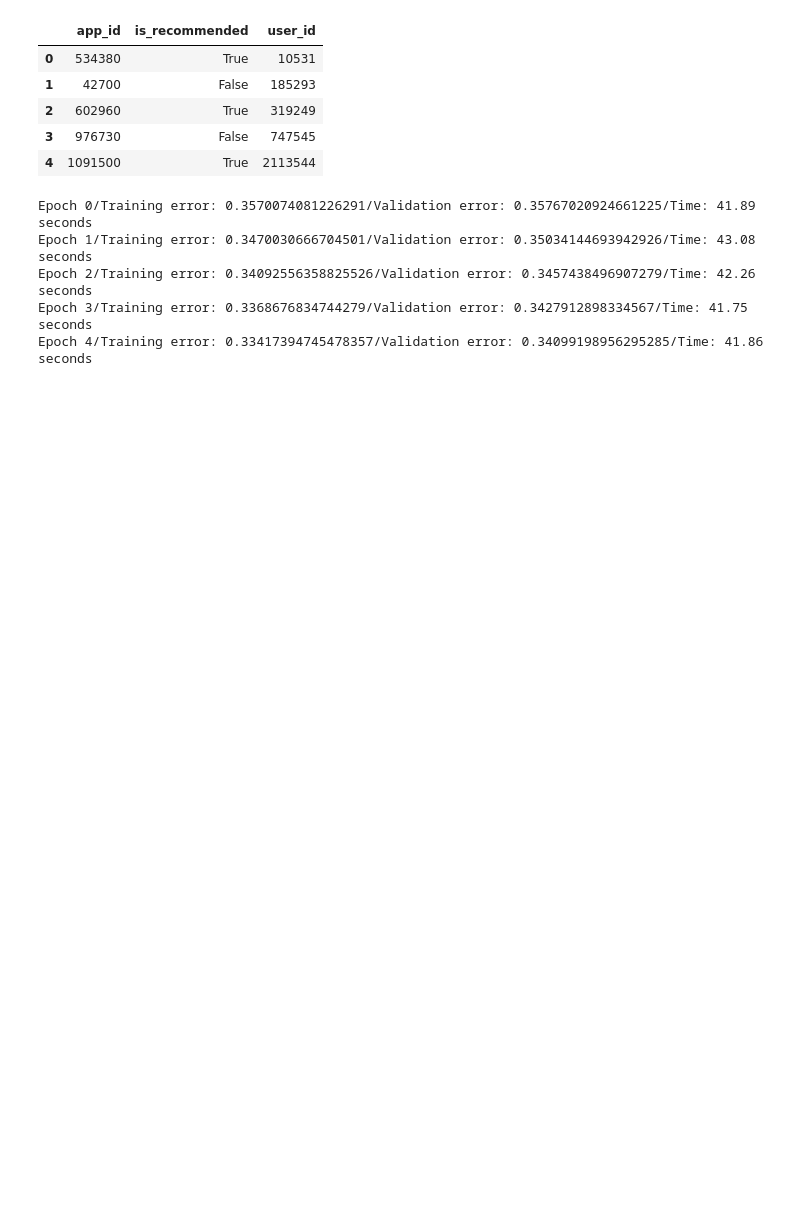
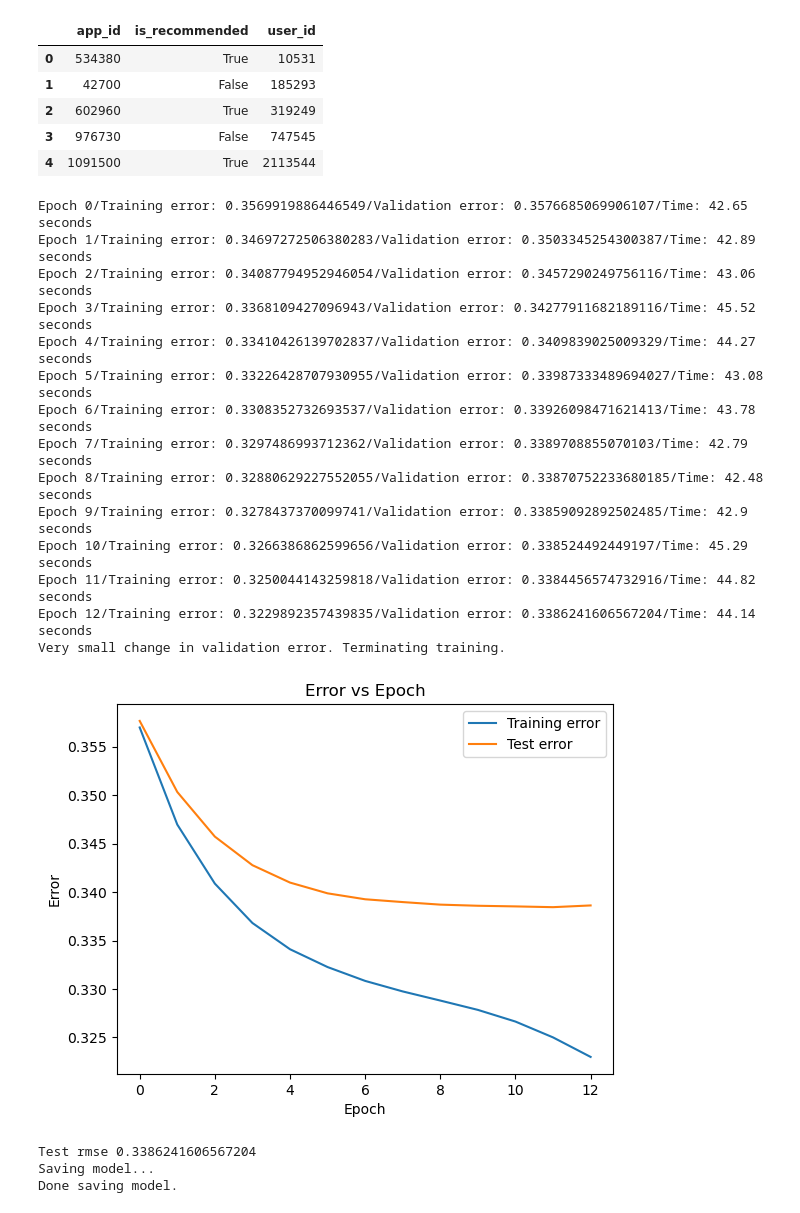
Before and after one commit to MitchellJC/game-rec, a Jupyter notebook: svdtuning.ipynb, the cells around one changed output. Drawn from its saved outputs; the diff is of its cells as text; code cells hidden in the pictures; blank space fills up the shorter version.

```diff
--- a/svdtuning.ipynb
+++ b/svdtuning.ipynb
@@ -45,40 +46,53 @@ random.seed(42)
 np.random.seed(42)
 
 # Fit and predict with svd
-svd_predictor = SVDPredictor(train_data.get_num_users(), train_data.get_num_items(), k=5, epochs=EPOCHS, learning_rate=0.01, C=0.01)
+svd_predictor = SVDPredictor(train_data.get_num_users(), train_data.get_num_items(), k=10, epochs=EPOCHS, learning_rate=0.01, C=0.005)
 svd_predictor.fit(train_data.get_matrix(), validation_set=val)
 
 # Plot error
 errors = svd_predictor.get_train_errors()
 val_errors = svd_predictor.get_val_errors()
-plt.plot(range(EPOCHS), errors, label='Training error')
-plt.plot(range(EPOCHS), val_errors, label='Test error')
+plt.plot(range(len(errors)), errors, label='Training error')
+plt.plot(range(len(val_errors)), val_errors, label='Test error')
 plt.xlabel('Epoch')
 plt.ylabel('Error')
 plt.title('Error vs Epoch')
 plt.legend()
 plt.show()
 
 # Compute rmse
 predictions = svd_predictor.predict([(user, item) for user, item, _ in val])
 predictions = [prediction + (val[i][2],) for i, prediction in enumerate(predictions)]
 metrics = Metrics()
 rmse = metrics.rmse(predictions)
 print("Test rmse", rmse)
 
 # Ensure file exists
 model_dir = model_dir = "saved_models/{}-{}-{}-{}-{}-{}_{}".format(*(time.localtime()[:6] + (round(rmse, 4), ))).replace(".", "-") + ".pkl"
 file = open(model_dir, 'a')
 file.close()
 
 # Save model
 print("Saving model...")
 with open(model_dir, 'wb') as file:
     pickle.dump([svd_predictor, rec_data, train_data, val, test], file)
 print("Done saving model.")
 # %% [output]
-Epoch 0/Training error: 0.3570074081226291/Validation error: 0.35767020924661225/Time: 41.89 seconds
-Epoch 1/Training error: 0.3470030666704501/Validation error: 0.35034144693942926/Time: 43.08 seconds
-Epoch 2/Training error: 0.34092556358825526/Validation error: 0.3457438496907279/Time: 42.26 seconds
-Epoch 3/Training error: 0.3368676834744279/Validation error: 0.3427912898334567/Time: 41.75 seconds
-Epoch 4/Training error: 0.33417394745478357/Validation error: 0.34099198956295285/Time: 41.86 seconds
+Epoch 0/Training error: 0.3569919886446549/Validation error: 0.3576685069906107/Time: 42.65 seconds
+Epoch 1/Training error: 0.34697272506380283/Validation error: 0.3503345254300387/Time: 42.89 seconds
+Epoch 2/Training error: 0.34087794952946054/Validation error: 0.3457290249756116/Time: 43.06 seconds
+Epoch 3/Training error: 0.3368109427096943/Validation error: 0.34277911682189116/Time: 45.52 seconds
+Epoch 4/Training error: 0.33410426139702837/Validation error: 0.3409839025009329/Time: 44.27 seconds
+Epoch 5/Training error: 0.33226428707930955/Validation error: 0.33987333489694027/Time: 43.08 seconds
+Epoch 6/Training error: 0.3308352732693537/Validation error: 0.33926098471621413/Time: 43.78 seconds
+Epoch 7/Training error: 0.3297486993712362/Validation error: 0.3389708855070103/Time: 42.79 seconds
+Epoch 8/Training error: 0.32880629227552055/Validation error: 0.33870752233680185/Time: 42.48 seconds
+Epoch 9/Training error: 0.3278437370099741/Validation error: 0.33859092892502485/Time: 42.9 seconds
+Epoch 10/Training error: 0.3266386862599656/Validation error: 0.338524492449197/Time: 45.29 seconds
+Epoch 11/Training error: 0.3250044143259818/Validation error: 0.3384456574732916/Time: 44.82 seconds
+Epoch 12/Training error: 0.3229892357439835/Validation error: 0.3386241606567204/Time: 44.14 seconds
+Very small change in validation error. Terminating training.
+[figure, added]
+Test rmse 0.3386241606567204
+Saving model...
+Done saving model.
```
Also changed, not shown: parts of 5 cells of this notebook, 1 other file.
